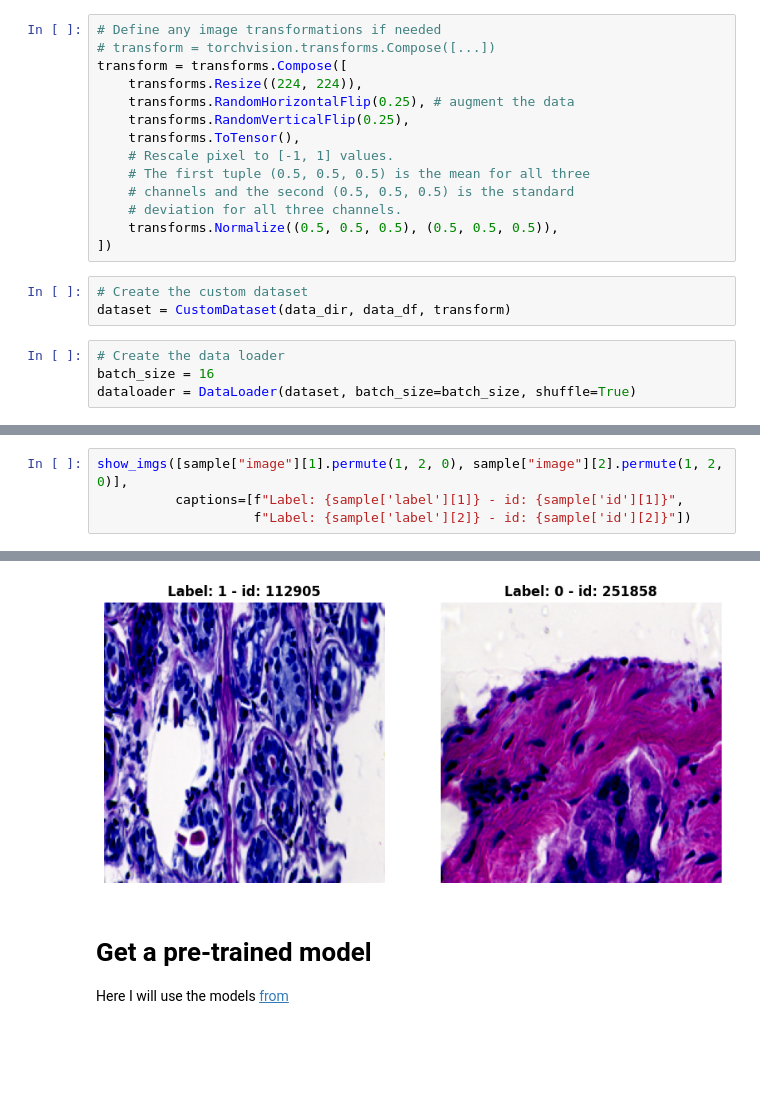
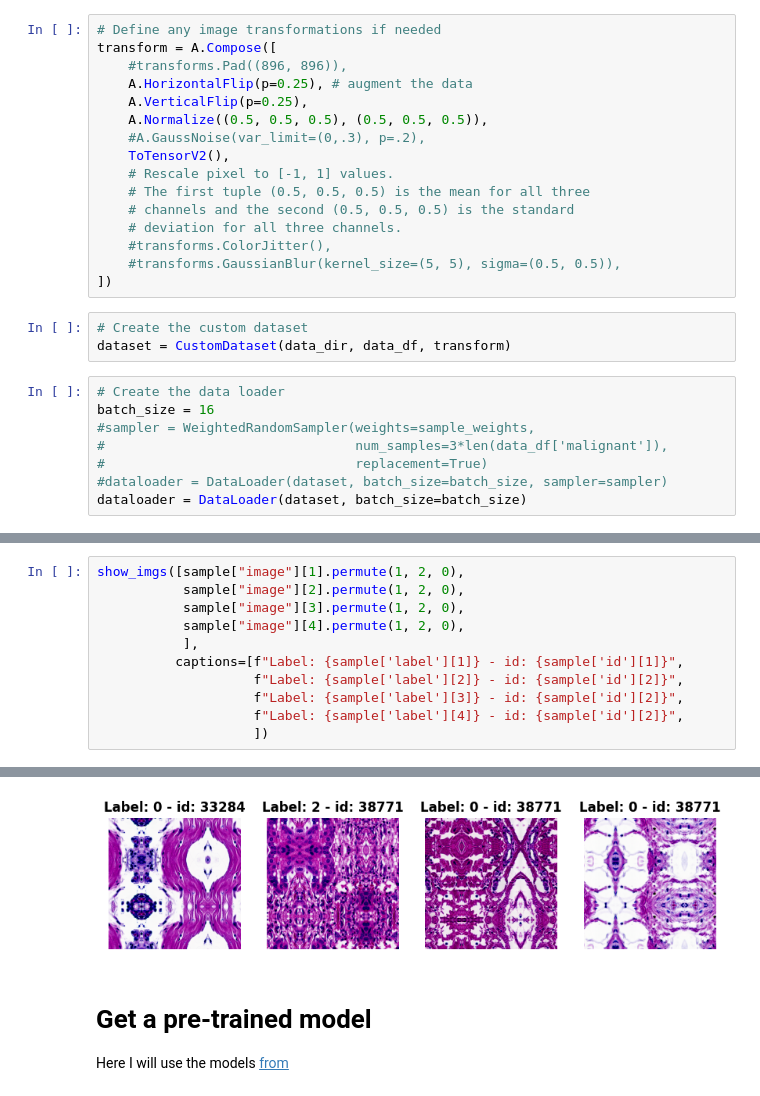
Before and after one commit to JessyD/Oxml-carcinoma-classification, a Jupyter notebook: src/train.ipynb, the cells around one changed output, grey strips where cells are left out. Cells and saved outputs as stored; diff of their text form; blank space fills up the shorter version.

Commit message:
Use Padding to bring the features 856 size
* Used pading mode='reflect', the images were mirrored
* val score: 0.74419
* again, most of the predictions are -1, and only 3 are >0

```diff
--- a/src/train.ipynb
+++ b/src/train.ipynb
@@ -131,16 +176,18 @@ Name: malignant, dtype: int64
 # %%
 # Define any image transformations if needed
-# transform = torchvision.transforms.Compose([...])
-transform = transforms.Compose([
-    transforms.Resize((224, 224)),
-    transforms.RandomHorizontalFlip(0.25), # augment the data
-    transforms.RandomVerticalFlip(0.25),
-    transforms.ToTensor(),
+transform = A.Compose([
+    #transforms.Pad((896, 896)),
+    A.HorizontalFlip(p=0.25), # augment the data
+    A.VerticalFlip(p=0.25),
+    A.Normalize((0.5, 0.5, 0.5), (0.5, 0.5, 0.5)),
+    #A.GaussNoise(var_limit=(0,.3), p=.2),
+    ToTensorV2(),
     # Rescale pixel to [-1, 1] values.
     # The first tuple (0.5, 0.5, 0.5) is the mean for all three
     # channels and the second (0.5, 0.5, 0.5) is the standard
     # deviation for all three channels.
-    transforms.Normalize((0.5, 0.5, 0.5), (0.5, 0.5, 0.5)),
+    #transforms.ColorJitter(),
+    #transforms.GaussianBlur(kernel_size=(5, 5), sigma=(0.5, 0.5)),
 ])
 # %%
 # Create the custom dataset
@@ -148,7 +195,11 @@ dataset = CustomDataset(data_dir, data_df, transform)
 # %%
 # Create the data loader
 batch_size = 16
-dataloader = DataLoader(dataset, batch_size=batch_size, shuffle=True)
+#sampler = WeightedRandomSampler(weights=sample_weights,
+#                                num_samples=3*len(data_df['malignant']),
+#                                replacement=True)
+#dataloader = DataLoader(dataset, batch_size=batch_size, sampler=sampler)
+dataloader = DataLoader(dataset, batch_size=batch_size)
 # %%
 sample = next(iter(dataloader))
 print(f"Len dataloader: {len(dataloader)}")
@@ -159,7 +210,14 @@ Image shape: torch.Size([16, 3, 224, 224]) Labels shape: torch.Size([16])
 # %%
-show_imgs([sample["image"][1].permute(1, 2, 0), sample["image"][2].permute(1, 2, 0)],
+show_imgs([sample["image"][1].permute(1, 2, 0),
+           sample["image"][2].permute(1, 2, 0),
+           sample["image"][3].permute(1, 2, 0),
+           sample["image"][4].permute(1, 2, 0),
+           ],
           captions=[f"Label: {sample['label'][1]} - id: {sample['id'][1]}",
-                    f"Label: {sample['label'][2]} - id: {sample['id'][2]}"])
+                    f"Label: {sample['label'][2]} - id: {sample['id'][2]}",
+                    f"Label: {sample['label'][3]} - id: {sample['id'][2]}",
+                    f"Label: {sample['label'][4]} - id: {sample['id'][2]}",
+                    ])
 # %% [output]
 WARNING:matplotlib.image:Clipping input data to the valid range for imshow with RGB data ([0..1] for floats or [0..255] for integers).
 WARNING:matplotlib.image:Clipping input data to the valid range for imshow with RGB data ([0..1] for floats or [0..255] for integers).
@@ -166,4 +226,4 @@ WARNING:matplotlib.image:Clipping input data to the valid range for imshow with
-[figure, old version]
+[figure, new version]
 # %% [markdown]
 # Get a pre-trained model
 Here I will use the models [from](https://github.com/lunit-io/benchmark-ssl-pathology)
```
Also changed, not shown: parts of 16 cells of this notebook, 1 other file.
